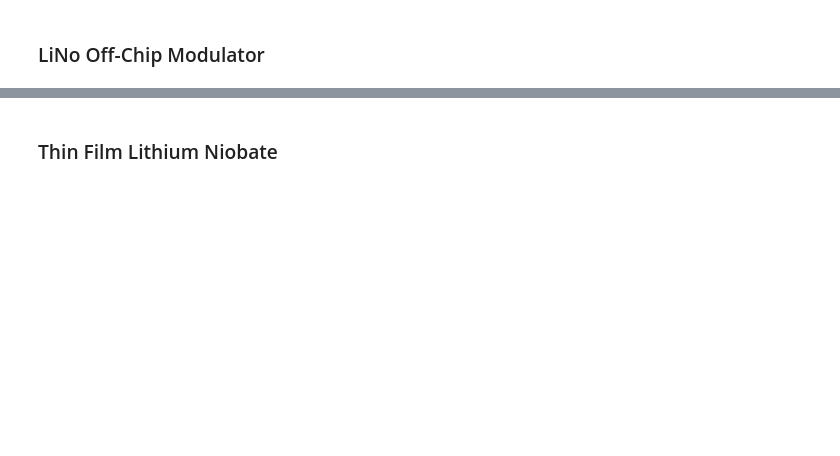
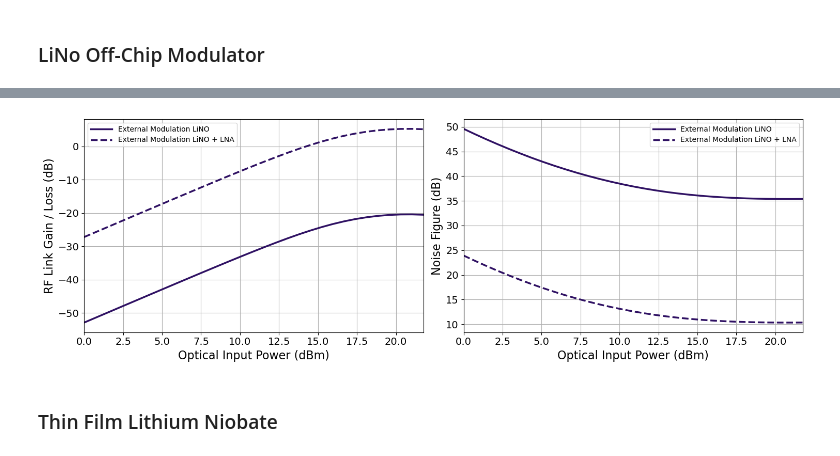
Before and after one commit to ericcblow/MicrowavePhotonicSimulations, a Jupyter notebook: RF Analysis - Si Ph PNN/SiPh_RF_Simulations.ipynb, the cells around one changed output, grey strips where cells are left out. Saved outputs shown, nothing was run; the diff lists cells and outputs as text; code cells hidden in the pictures; blank space fills up the shorter version.

```diff
--- a/RF Analysis - Si Ph PNN/SiPh_RF_Simulations.ipynb
+++ b/RF Analysis - Si Ph PNN/SiPh_RF_Simulations.ipynb
@@ -693,6 +797,15 @@ plt.show()
 [figure]
 # %% [markdown]
 ### 5 Case - RF Link Analysis - Linear Front-end
+# %%
+# LNA Definition
+# Marki ADM-10715PSM
+# BW: 0.1-22 GHz
+G_LNA_dB = 25.7    # dB
+NF_LNA_dB = 1.8     # dB
+
+G_LNA_lin = db_to_lin(G_LNA_dB)
+F_LNA_lin = db_to_lin(NF_LNA_dB)
 # %% [markdown]
 ### Direct Modulated
 # %%
@@ -869,3 +1103,73 @@ plt.show()
+# %%
+fig = plt.figure(figsize=(15, 5))
+
+plt.subplot(1, 2, 1)
+
+# Original LiNbO3 external modulation link
+plt.plot(
+    Pin,
+    np.squeeze(G_EM_LiNo),
+    color=color_EM,
+    linewidth=line_w,
+    label=label_EM + ' LiNO',
+    linestyle=line_EM
+)
+
+# LiNbO3 external modulation link with LNA
+plt.plot(
+    Pin,
+    np.squeeze(G_EM_LiNo_LNA),
+    color=color_EM,
+    linewidth=line_w,
+    label=label_EM + ' LiNO + LNA',
+    linestyle='--'
+)
+
+plt.ylabel('RF Link Gain / Loss (dB)', fontsize=fs)
+plt.xlabel('Optical Input Power (dBm)', fontsize=fs)
+
+plt.xlim(0, Pin_max)
+plt.xticks(fontsize=fs-2)
+plt.yticks(fontsize=fs-2)
+plt.grid(which='major', axis='both')
+plt.legend(handlelength=3, loc='best')
+
+
+plt.subplot(1, 2, 2)
+
+# Original LiNbO3 external modulation noise figure
+plt.plot(
+    Pin,
+    np.squeeze(NF_EM_LiNo),
+    color=color_EM,
+    linewidth=line_w,
+    label=label_EM + ' LiNO',
+    linestyle=line_EM
+)
+
+# LiNbO3 external modulation noise figure with LNA
+plt.plot(
+    Pin,
+    np.squeeze(NF_EM_LiNo_LNA),
+    color=color_EM,
+    linewidth=line_w,
+    label=label_EM + ' LiNO + LNA',
+    linestyle='--'
+)
+
+plt.ylabel('Noise Figure (dB)', fontsize=fs)
+plt.xlabel('Optical Input Power (dBm)', fontsize=fs)
+
+plt.xlim(0, Pin_max)
+plt.xticks(fontsize=fs-2)
+plt.yticks(fontsize=fs-2)
+plt.grid(which='major', axis='both')
+plt.legend(handlelength=3, loc='best')
+
+plt.tight_layout()
+plt.show()
+# %% [output]
+[figure, added]
 # %% [markdown]
 ### Thin Film Lithium Niobate
 # %%
```
Also changed, not shown: parts of 23 cells of this notebook, 50 other files.
